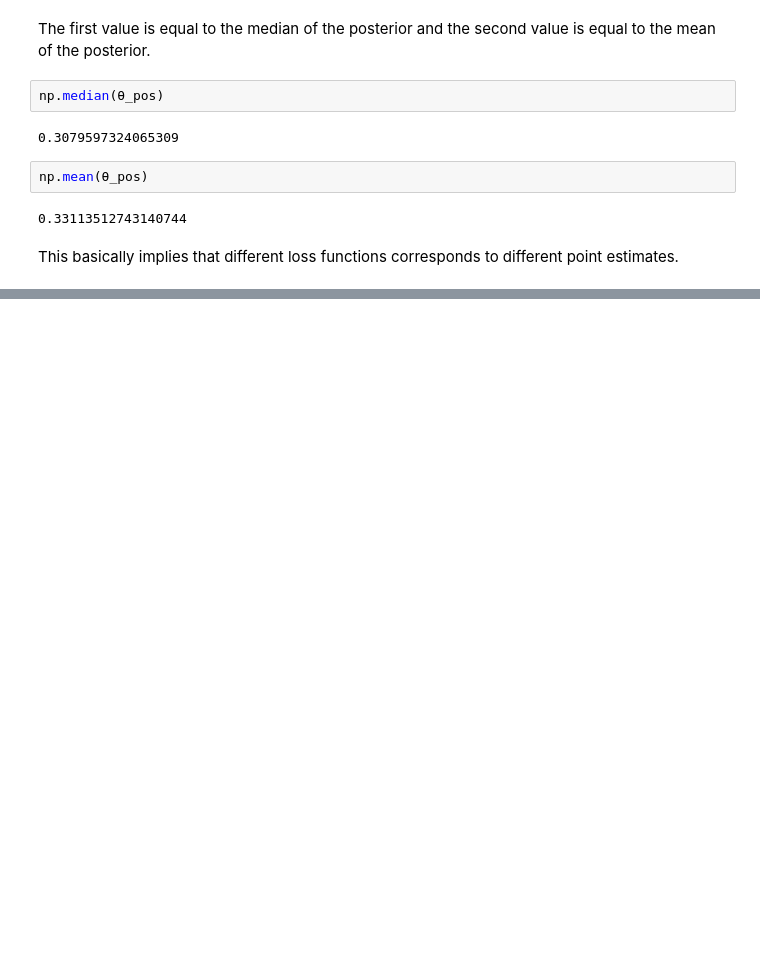
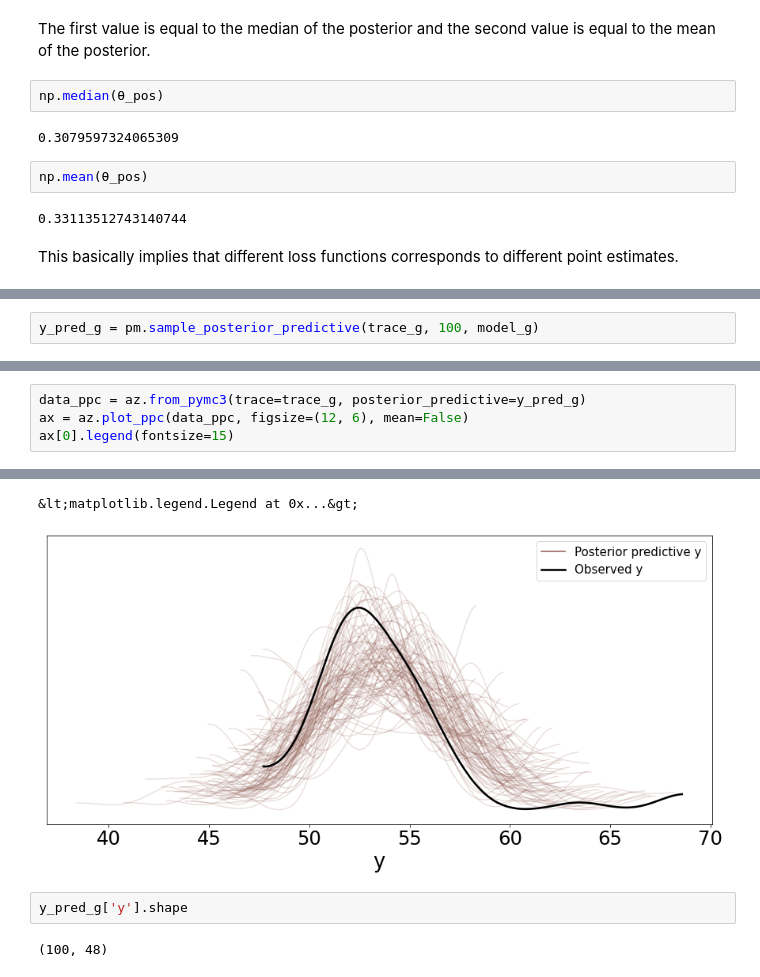
Before and after one commit to nathdipankar/Bayesian-Statistics, a Jupyter notebook: Chapter1/bayesian_introduction.ipynb, the cells around one changed output, grey strips where cells are left out. Saved outputs shown, nothing was run; the diff lists cells and outputs as text; blank space fills up the shorter version.

```diff
--- a/Chapter1/bayesian_introduction.ipynb
+++ b/Chapter1/bayesian_introduction.ipynb
@@ -207,0 +263,2 @@ This basically implies that different loss functions corresponds to different po
+# %%
+y_pred_g = pm.sample_posterior_predictive(trace_g, 100, model_g)
@@ -207,0 +267,5 @@ This basically implies that different loss functions corresponds to different po
+# %%
+data_ppc = az.from_pymc3(trace=trace_g, posterior_predictive=y_pred_g)
+ax = az.plot_ppc(data_ppc, figsize=(12, 6), mean=False)
+ax[0].legend(fontsize=15)
+# %% [output]
@@ -207,0 +273,6 @@ This basically implies that different loss functions corresponds to different po
+&lt;matplotlib.legend.Legend at 0x...&gt;
+[figure, added]
+# %%
+y_pred_g['y'].shape
+# %% [output]
+(100, 48)
```
Also changed, not shown: parts of 28 cells of this notebook.
